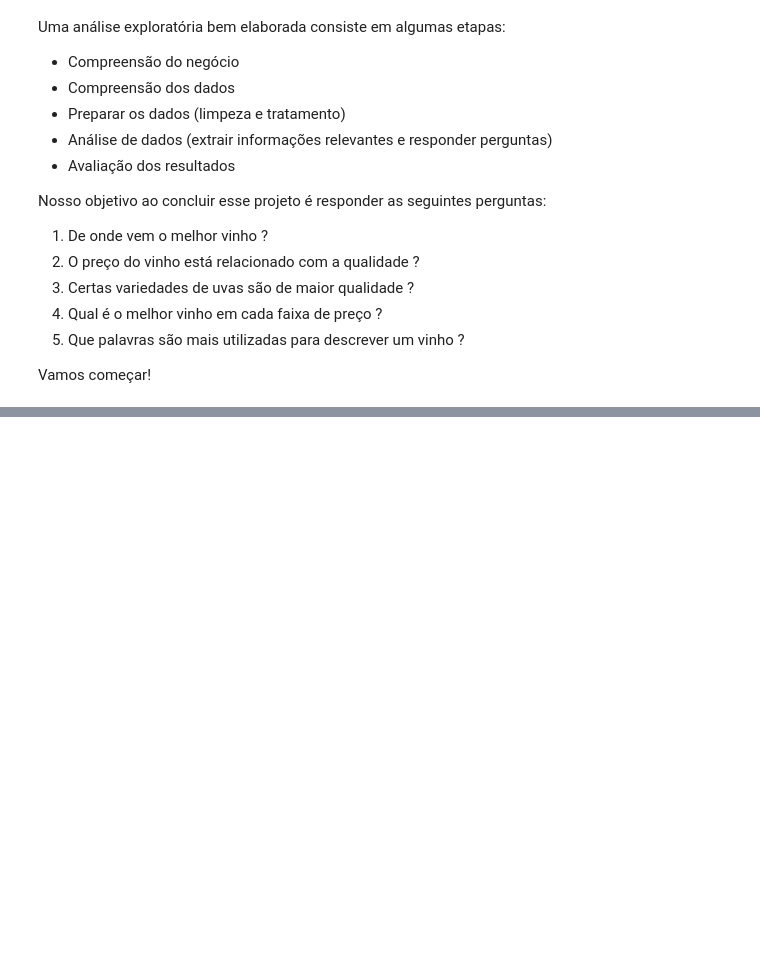
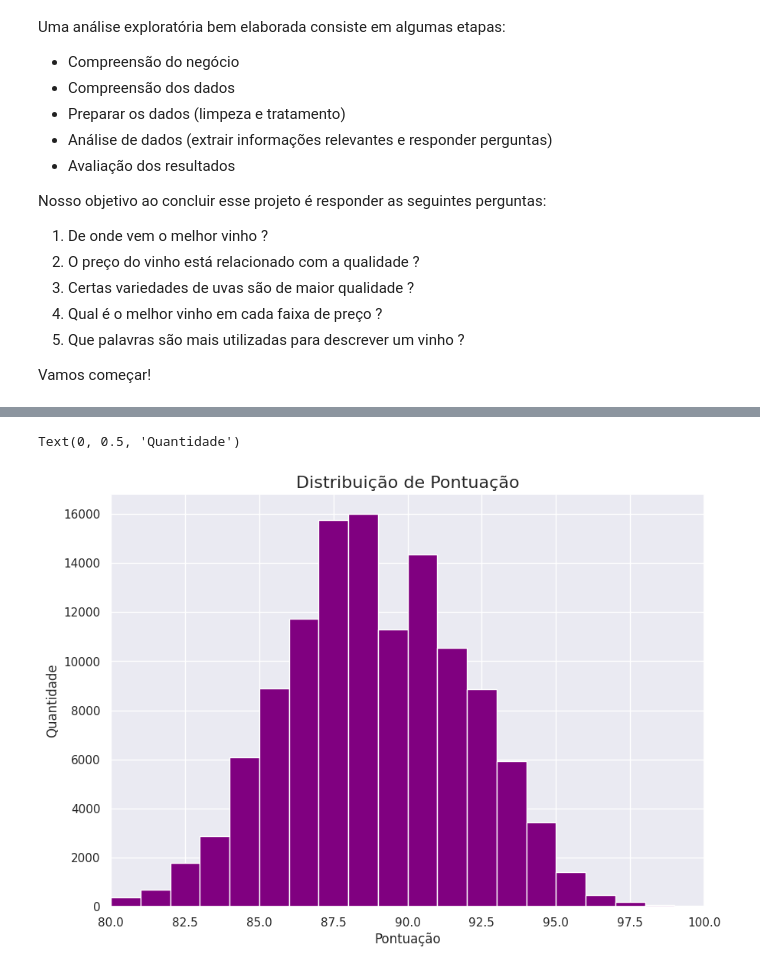
Before and after one commit to Niltonguerra/mineracaoDeDados6Semestre, a Jupyter notebook: Nilton_Dionisio_Guerra_P1.ipynb, the cells around one changed output, grey strips where cells are left out. Cells and saved outputs as stored; diff of their text form; code cells hidden in the pictures; blank space fills up the shorter version.

```diff
--- a/Nilton_Dionisio_Guerra_P1.ipynb
+++ b/Nilton_Dionisio_Guerra_P1.ipynb
@@ -31,0 +53,3 @@ Vamos começar!
+# %%
+df = pd.read_csv('/content/winemag-data-130k-v2.csv')
+df.head()
@@ -31,0 +135,5 @@ Vamos começar!
+# %%
+df1 = df.copy()
+# %%
+df1 = df1.drop(["Unnamed: 0", "designation", "region_1", "region_2", "taster_name", "taster_twitter_handle"], axis=1)
+df1.head()
@@ -31,0 +175,3 @@ Vamos começar!
+# %%
+df1 = df1.dropna(subset=["country","price","variety"])
+df1.info()
@@ -31,0 +194,13 @@ Vamos começar!
+# %%
+# análise exploratória
+plt.figure(figsize=(10,7))
+plt.hist(data=df1, x='points',
+         bins=np.arange (80,df1['points'].max()+1,1),
+         color= 'purple')
+plt.xlim(80,100)
+plt.title('Distribuição de Pontuação', fontsize= 16)
+plt.xlabel('Pontuação')
+plt.ylabel('Quantidade')
+# %% [output]
+Text(0, 0.5, 'Quantidade')
+[figure, added]
```
Also changed, not shown: parts of 15 cells of this notebook.
